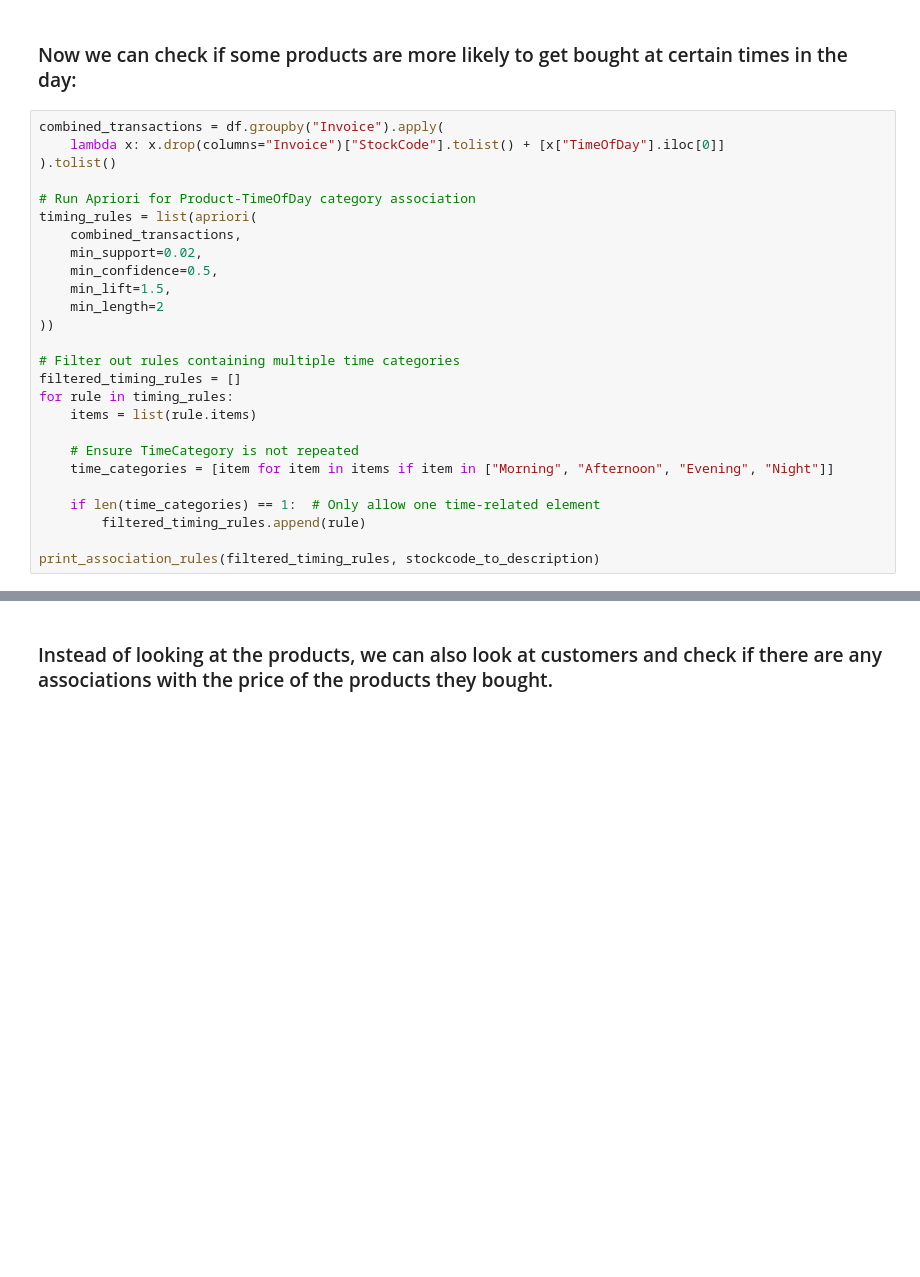
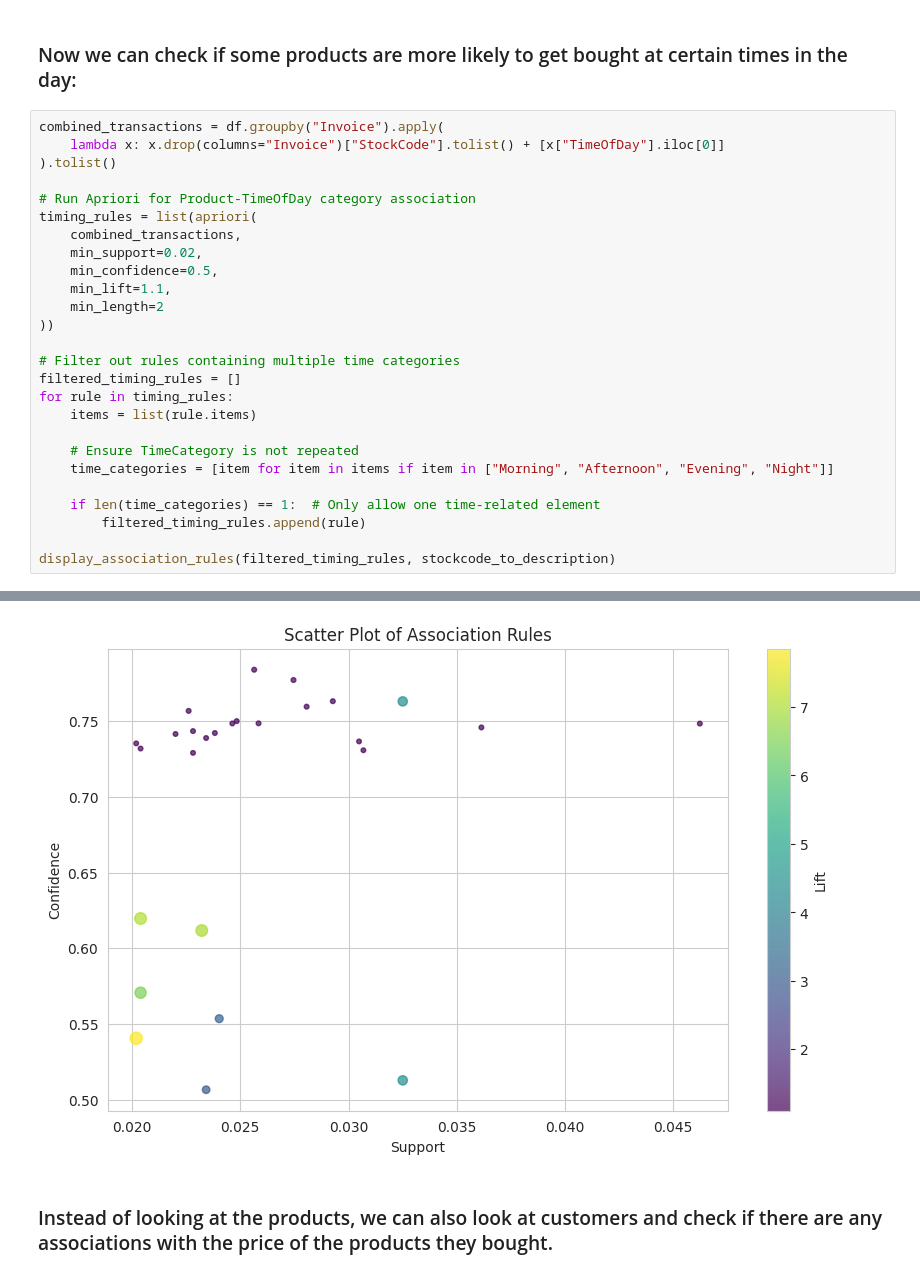
Before and after one commit to NielsVandenBroeck/DM_Projects, a Jupyter notebook: src/Frequent_Pattern_Mining.ipynb, the cells around one changed output, grey strips where cells are left out. Drawn from its saved outputs; the diff is of its cells as text; blank space fills up the shorter version.

```diff
--- a/src/Frequent_Pattern_Mining.ipynb
+++ b/src/Frequent_Pattern_Mining.ipynb
@@ -261,7 +304,7 @@ timing_rules = list(apriori(
     combined_transactions,
     min_support=0.02,
     min_confidence=0.5,
-    min_lift=1.5,
+    min_lift=1.1,
     min_length=2
 ))
 
@@ -276,5 +319,5 @@ for rule in timing_rules:
     if len(time_categories) == 1:  # Only allow one time-related element
         filtered_timing_rules.append(rule)
 
-print_association_rules(filtered_timing_rules, stockcode_to_description)
+display_association_rules(filtered_timing_rules, stockcode_to_description)
 # %% [output]
@@ -298,3 +341,4 @@ Rule: ['Afternoon', 'WHITE HANGING HEART T-LIGHT HOLDER', 'WOODEN FRAME ANTIQUE
+[figure, added]
 # %% [markdown]
 ### Instead of looking at the products, we can also look at customers and check if there are any associations with the price of the products they bought.
 # %%
```
Also changed, not shown: parts of 5 cells of this notebook, 5 other files.
